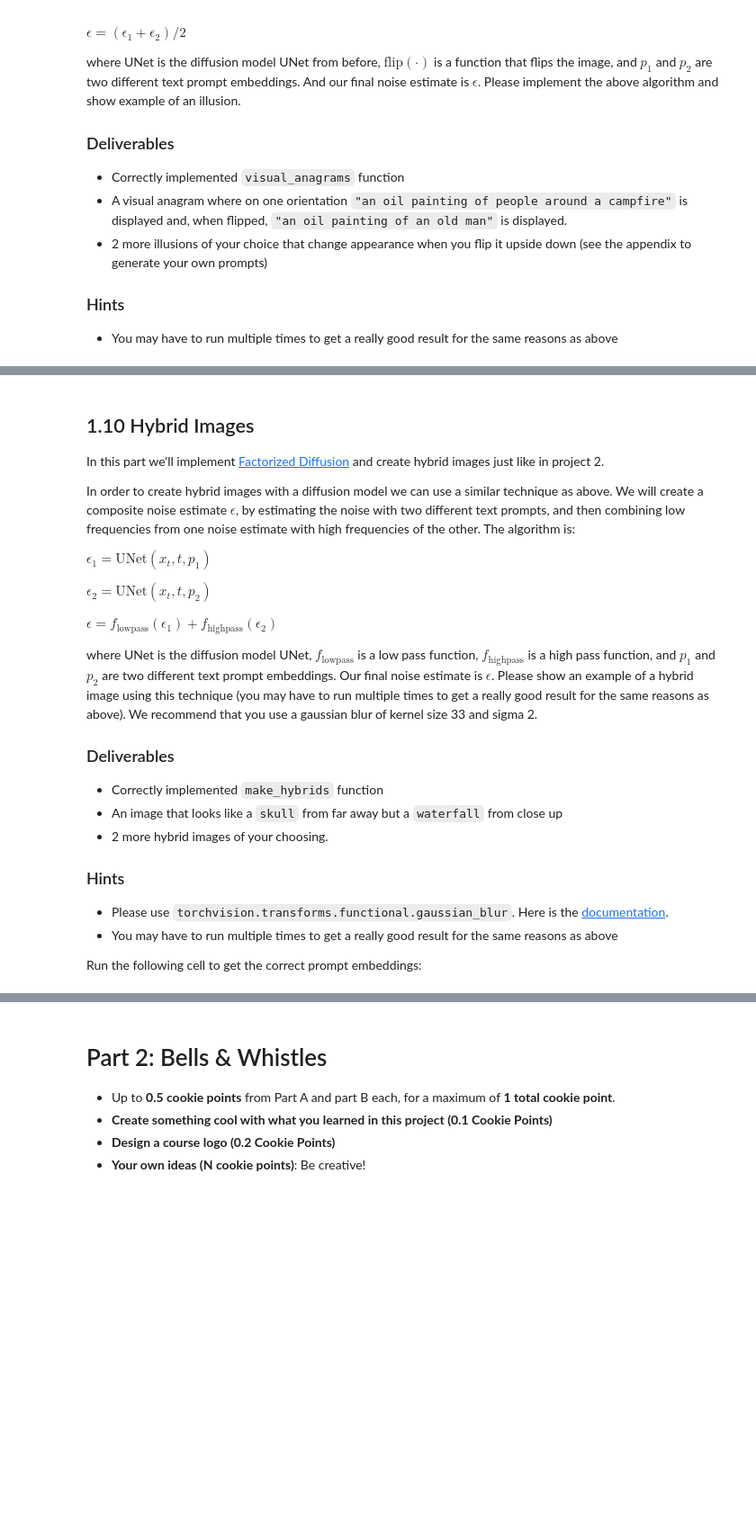
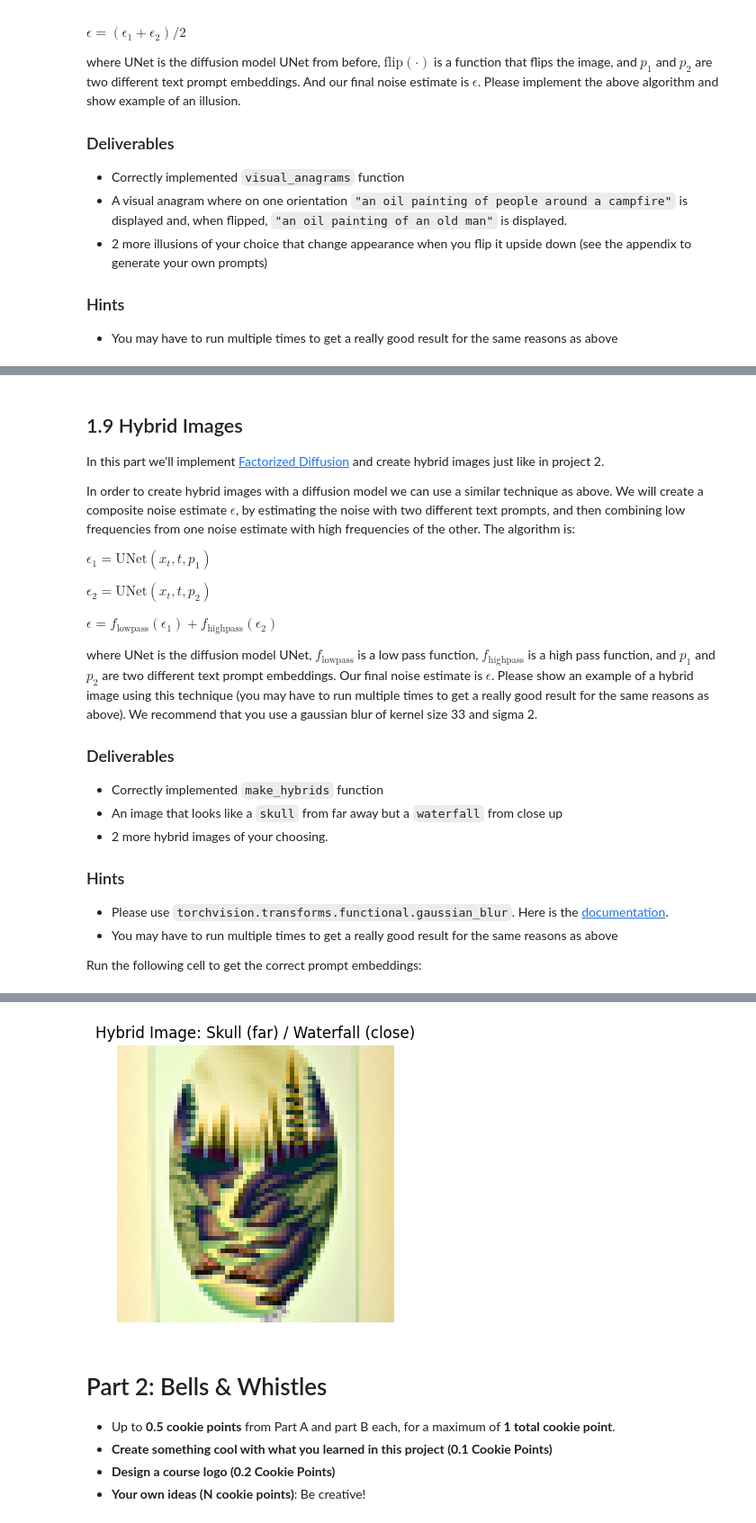
Before and after one commit to tylinnNyaaaaa/UCB_CV_assignment_CS180-280A, a Jupyter notebook: hw5/cs180_proj5a_starter.ipynb, the cells around one changed output, grey strips where cells are left out. Shown at 90% size. Drawn from its saved outputs; the diff is of its cells as text; code cells hidden in the pictures; blank space fills up the shorter version.

```diff
--- a/hw5/cs180_proj5a_starter.ipynb
+++ b/hw5/cs180_proj5a_starter.ipynb
@@ -1223,7 +1219,7 @@ media.show_images({
 # %% [output]
 [interactive output not drawn]
 # %% [markdown]
-## 1.10 Hybrid Images
+## 1.9 Hybrid Images
 
 In this part we'll implement [Factorized Diffusion](https://dangeng.github.io/factorized_diffusion/) and create hybrid images just like in project 2.
 
@@ -1250,51 +1246,53 @@ where UNet is the diffusion model UNet, $f_\text{lowpass}$ is a low pass functio
 
 Run the following cell to get the correct prompt embeddings:
 # %%
-def make_flip_illusion(image, prompt_embeds_1, prompt_embeds_2, uncond_prompt_embeds, timesteps, scale=7, display=True):
+def make_hybrids(image, prompt_embeds_1, prompt_embeds_2, uncond_prompt_embeds, timesteps, scale=7, display=True):
+    image = image.float()
+
     with torch.no_grad():
         for i in range(0, len(timesteps) - 1):
             t = timesteps[i]
             prev_t = timesteps[i+1]
 
-            alpha_cumprod = alphas_cumprod[t]
-            alpha_cumprod_prev = alphas_cumprod[prev_t]
+            alpha_cumprod = alphas_cumprod[t].float()
+            alpha_cumprod_prev = alphas_cumprod[prev_t].float()
             alpha = alpha_cumprod / alpha_cumprod_prev
             beta = 1 - alpha
 
-            # ε1：正常方向，用 p1
+            # ε1：低頻用 p1（骷髏）
             model_output_1 = stage_1.unet(
-                image, t,
+                image.half(), t,
                 encoder_hidden_states=prompt_embeds_1,
                 return_dict=False
-            )[0]
+            )[0].float()
             uncond_output_1 = stage_1.unet(
-                image, t,
+                image.half(), t,
                 encoder_hidden_states=uncond_prompt_embeds,
                 return_dict=False
-            )[0]
+            )[0].float()
             noise_est_1, predicted_variance = torch.split(model_output_1, image.shape[1], dim=1)
             uncond_noise_1, _ = torch.split(uncond_output_1, image.shape[1], dim=1)
             noise_est_1 = uncond_noise_1 + scale * (noise_est_1 - uncond_noise_1)
 
-            # ε2：翻轉後用 p2，再翻轉回來
-            flipped = torch.flip(image, dims=[2])
+            # ε2：高頻用 p2（瀑布）
             model_output_2 = stage_1.unet(
-                flipped, t,
+                image.half(), t,
                 encoder_hidden_states=prompt_embeds_2,
                 return_dict=False
-            )[0]
+            )[0].float()
             uncond_output_2 = stage_1.unet(
-                flipped, t,
+                image.half(), t,
                 encoder_hidden_states=uncond_prompt_embeds,
                 return_dict=False
-            )[0]
+            )[0].float()
             noise_est_2, _ = torch.split(model_output_2, image.shape[1], dim=1)
             uncond_noise_2, _ = torch.split(uncond_output_2, image.shape[1], dim=1)
             noise_est_2 = uncond_noise_2 + scale * (noise_est_2 - uncond_noise_2)
-            noise_est_2 = torch.flip(noise_est_2, dims=[2])
 
-            # 平均兩個 noise estimate
-            noise_est = (noise_est_1 + noise_est_2) / 2
+            # 低通 + 高通合成
+            low_freq = gaussian_blur(noise_est_1.cpu(), kernel_size=33, sigma=2).to(device)
+            high_freq = (noise_est_2.cpu() - gaussian_blur(noise_est_2.cpu(), kernel_size=33, sigma=2)).to(device)
+            noise_est = low_freq + high_freq
 
             # DDPM step
             x0_est = (image - torch.sqrt(1 - alpha_cumprod) * noise_est) / torch.sqrt(alpha_cumprod)
@@ -1304,7 +1302,7 @@ def make_flip_illusion(image, prompt_embeds_1, prompt_embeds_2, uncond_prompt_em
                 torch.sqrt(alpha_cumprod_prev) * beta / (1 - alpha_cumprod) * x0_est
                 + torch.sqrt(alpha) * (1 - alpha_cumprod_prev) / (1 - alpha_cumprod) * image
             )
-            pred_prev_image = add_variance(predicted_variance, t, pred_prev_image)
+            pred_prev_image = add_variance(predicted_variance.half(), t, pred_prev_image.half()).float()
 
             image = pred_prev_image
 
@@ -1314,19 +1312,25 @@ def make_flip_illusion(image, prompt_embeds_1, prompt_embeds_2, uncond_prompt_em
 # 執行
 image = torch.randn(1, 3, 64, 64).half().to(device)
 
-result = make_flip_illusion(
+result = make_hybrids(
     image,
-    prompt_embeds_1=prompt_embeds_dict["an oil painting of an old man"].half().to(device),
-    prompt_embeds_2=prompt_embeds_dict["an oil painting of people around a campfire"].half().to(device),
+    prompt_embeds_1=prompt_embeds_dict["a lithograph of a skull"].half().to(device),
+    prompt_embeds_2=prompt_embeds_dict["a lithograph of waterfalls"].half().to(device),
     uncond_prompt_embeds=prompt_embeds_dict[""].half().to(device),
     timesteps=strided_timesteps,
     scale=7,
     display=False
 )
 
-# 顯示正面和翻轉
-media.show_images({
-    'Normal': result[0].permute(1, 2, 0).float() / 2. + 0.5,
-    'Flipped': torch.flip(result, dims=[2])[0].permute(1, 2, 0).float() / 2. + 0.5
-})
+# 顯示結果
+import matplotlib.pyplot as plt
+
+img = result[0].permute(1, 2, 0).float()
+img = (img - img.min()) / (img.max() - img.min())
+
+plt.figure(figsize=(4, 4))
+plt.imshow(img.numpy())
+plt.title('Hybrid Image: Skull (far) / Waterfall (close)')
+plt.axis('off')
+plt.show()
 # %% [output]
@@ -1334,3 +1337,4 @@ media.show_images({
+[figure, added]
 # %% [markdown]
 # Part 2: Bells & Whistles
 - Up to **0.5 cookie points** from Part A and part B each, for a maximum of **1 total cookie point**.
```
Also changed, not shown: parts of 10 cells of this notebook, 5 other files.
